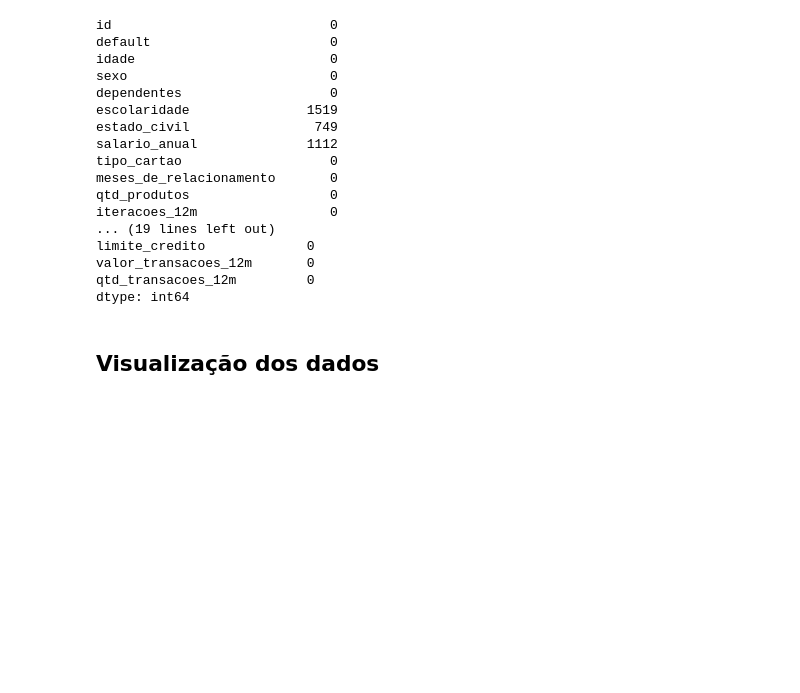
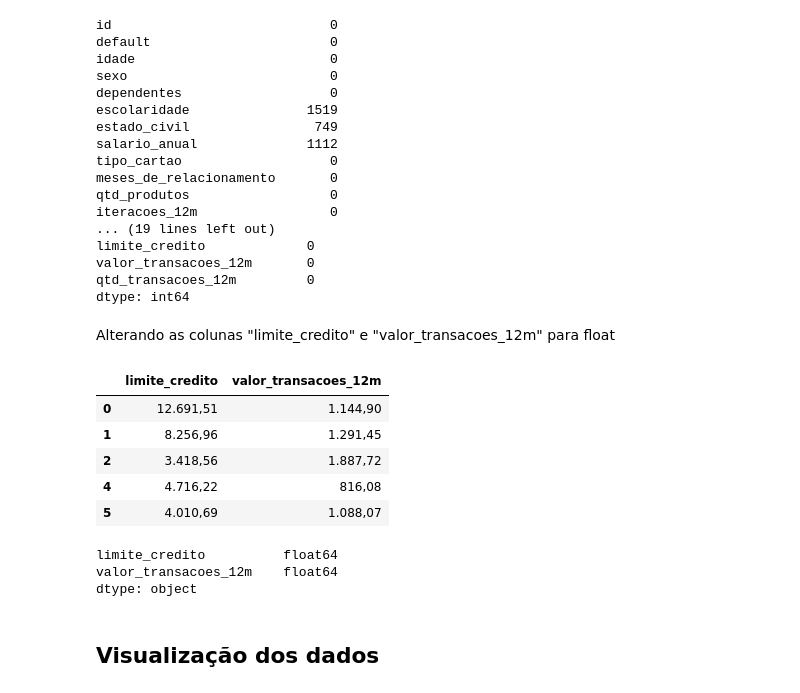
Before and after one commit to daviNGL/EBAC---Projeto-final-Python, a Jupyter notebook: notebook.ipynb, the cells around one changed output. Cells and saved outputs as stored; diff of their text form; code cells hidden in the pictures; blank space fills up the shorter version.

Commit message:
Kaggle Notebook | conversão das colunas numéricas que estavam como object

```diff
--- a/notebook.ipynb
+++ b/notebook.ipynb
@@ -183,3 +183,15 @@ limite_credito             0
 valor_transacoes_12m       0
 qtd_transacoes_12m         0
 dtype: int64
+# %% [markdown]
+Alterando as colunas "limite_credito" e "valor_transacoes_12m" para float
+# %%
+colunas = ['limite_credito', 'valor_transacoes_12m']
+df[colunas].head(n=5)
+# %% [output]
+|  | limite_credito | valor_transacoes_12m |
+| 0 | 12.691,51 | 1.144,90 |
+| 1 | 8.256,96 | 1.291,45 |
+| 2 | 3.418,56 | 1.887,72 |
+| 4 | 4.716,22 | 816,08 |
+| 5 | 4.010,69 | 1.088,07 |
@@ -186,3 +207,10 @@ dtype: int64
+# %%
+colunas = ['limite_credito', 'valor_transacoes_12m']
+df[colunas].dtypes.head(n=5)
+# %% [output]
+limite_credito          float64
+valor_transacoes_12m    float64
+dtype: object
 # %% [markdown]
 ## Visualização dos dados
 # %%
```
Also changed, not shown: parts of 1 cell of this notebook.
